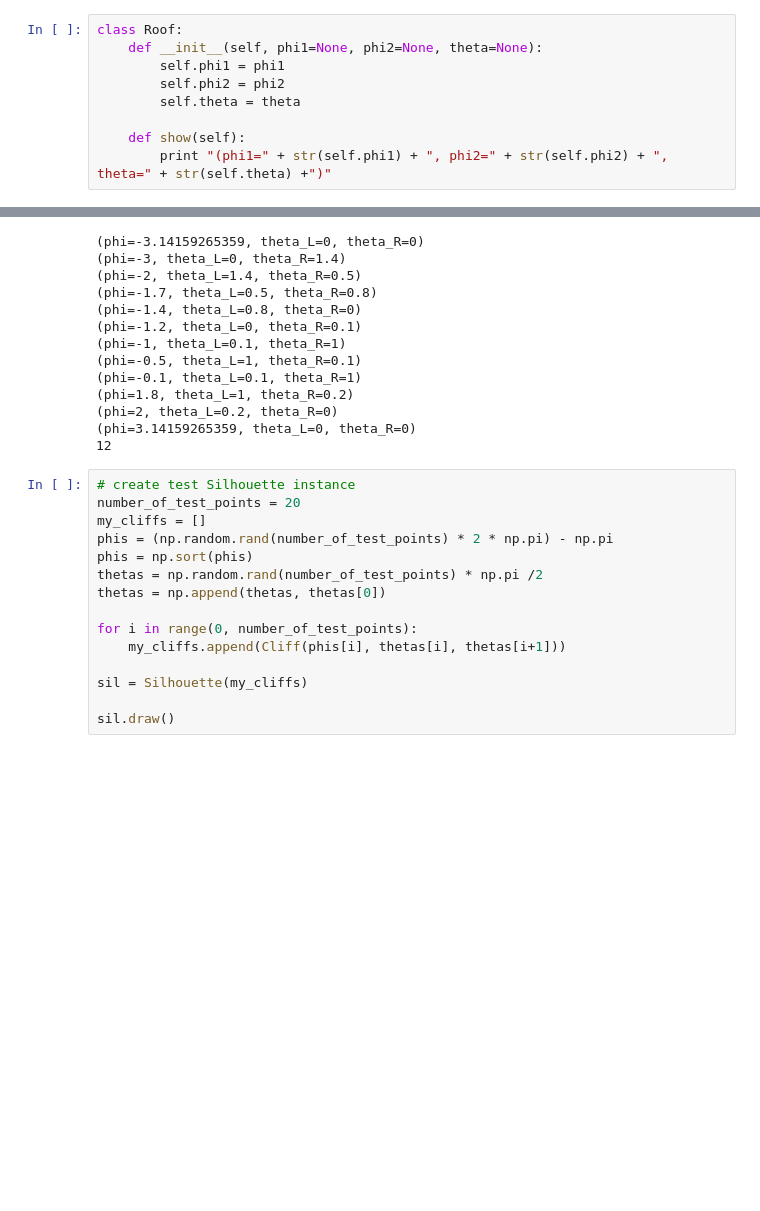
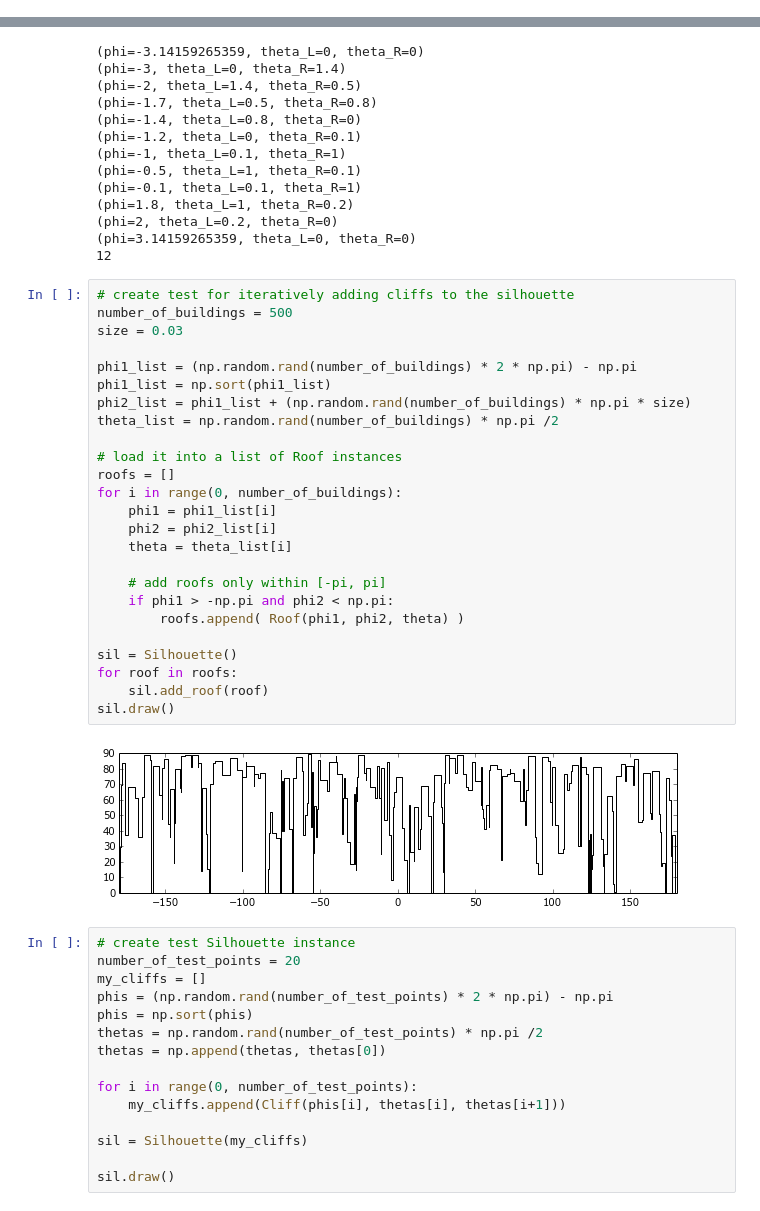
Before and after one commit to AkiraKane/InsightFellowship, a Jupyter notebook: Project/DrawSilhouette/DrawSilhouette.ipynb, the cells around one changed output, grey strips where cells are left out. Cells and saved outputs as stored; diff of their text form; blank space fills up the shorter version.

Commit message:
adding south facing buildings works

```diff
--- a/Project/DrawSilhouette/DrawSilhouette.ipynb
+++ b/Project/DrawSilhouette/DrawSilhouette.ipynb
@@ -1,12 +1,3 @@
 # %%
 %matplotlib inline
 from my_classes import *
-# %%
-class Roof:
-    def __init__(self, phi1=None, phi2=None, theta=None):
-        self.phi1 = phi1
-        self.phi2 = phi2
-        self.theta = theta
-
-    def show(self):
-        print "(phi1=" + str(self.phi1) + ", phi2=" + str(self.phi2) + ", theta=" + str(self.theta) +")"
@@ -197,6 +52,33 @@ print len(sil.cliffs)
 (phi=2, theta_L=0.2, theta_R=0)
 (phi=3.14159265359, theta_L=0, theta_R=0)
 12
+# %%
+# create test for iteratively adding cliffs to the silhouette
+number_of_buildings = 500
+size = 0.03
+
+phi1_list = (np.random.rand(number_of_buildings) * 2 * np.pi) - np.pi
+phi1_list = np.sort(phi1_list)
+phi2_list = phi1_list + (np.random.rand(number_of_buildings) * np.pi * size)
+theta_list = np.random.rand(number_of_buildings) * np.pi /2
+
+# load it into a list of Roof instances
+roofs = []
+for i in range(0, number_of_buildings):
+    phi1 = phi1_list[i]
+    phi2 = phi2_list[i]
+    theta = theta_list[i]
+
+    # add roofs only within [-pi, pi]
+    if phi1 > -np.pi and phi2 < np.pi:
+        roofs.append( Roof(phi1, phi2, theta) )
+
+sil = Silhouette()
+for roof in roofs:
+    sil.add_roof(roof)
+sil.draw()
+# %% [output]
+[figure, added]
 # %%
 # create test Silhouette instance
 number_of_test_points = 20
```
Also changed, not shown: parts of 3 cells of this notebook, 5 other files.
